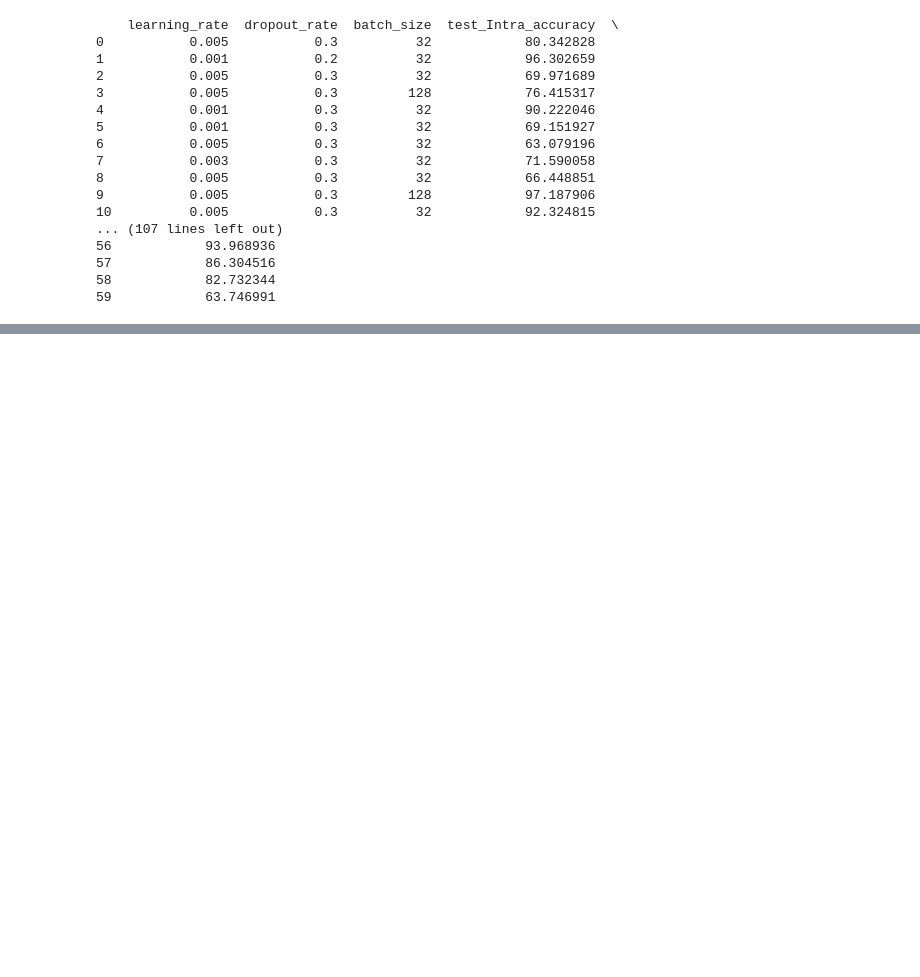
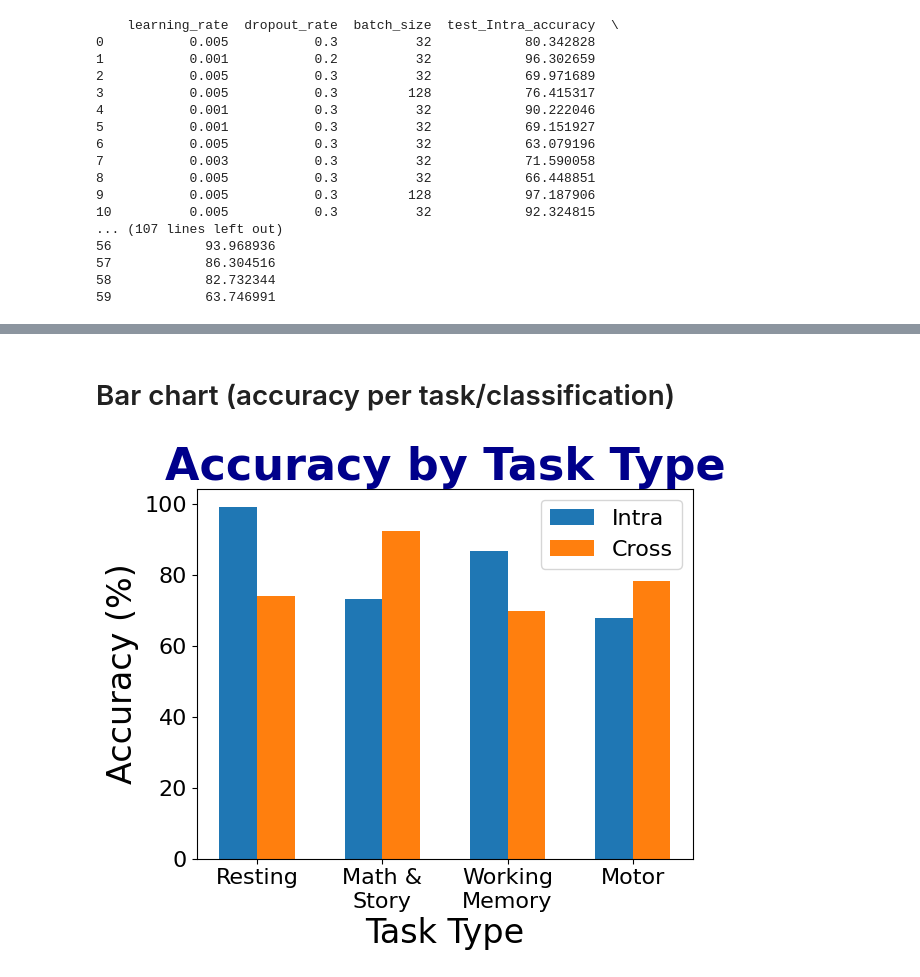
Before and after one commit to BarGinger/Deep_Learning_MEG, a Jupyter notebook: graphs_simon.ipynb, the cells around one changed output, grey strips where cells are left out. Drawn from its saved outputs; the diff is of its cells as text; code cells hidden in the pictures; blank space fills up the shorter version.

```diff
--- a/graphs_simon.ipynb
+++ b/graphs_simon.ipynb
@@ -107,0 +107,23 @@ plot_metric_heatmaps_by_parameters(all_metrics_df, parameters_to_plot, metric="a
+# %% [markdown]
+# Bar chart (accuracy per task/classification)
+# %%
+np.random.seed(56)
+
+width = 0.3 # Width of the bars
+
+x = np.arange(4) # Multiply by some value to increase distance between bars
+intra = np.random.uniform(60, 100, 4) # 4 accuracy values for intra in order: (resting, math&story, working memory, motor)
+cross = np.random.uniform(60, 100, 4) # 4 accuracy values for cross in order: (resting, math&story, working memory, motor)
+
+plt.bar(x-0.5*width, intra, width)
+plt.bar(x+0.5*width, cross, width)
+
+plt.title("Accuracy by Task Type", fontsize=32, weight='bold', color='darkblue')
+plt.xticks(x, ["Resting", "Math &\nStory", "Working\nMemory", "Motor"])
+plt.tick_params(axis="both", labelsize=16)
+plt.xlabel("Task Type", fontsize=24)
+plt.ylabel("Accuracy (%)", fontsize=24)
+plt.legend(["Intra", "Cross"], fontsize=16)
+plt.show()
+# %% [output]
+[figure, added]
```
Also changed, not shown: parts of 3 cells of this notebook.
